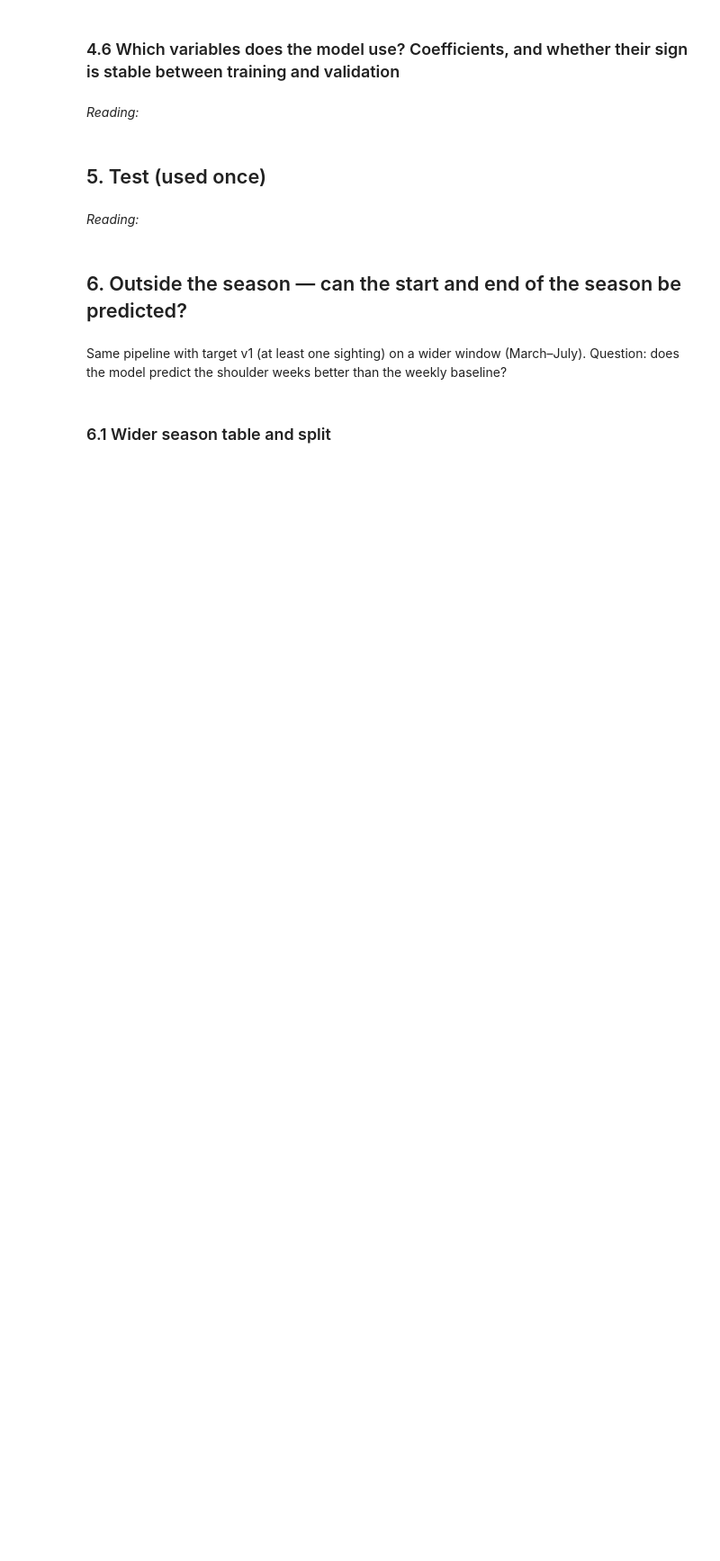
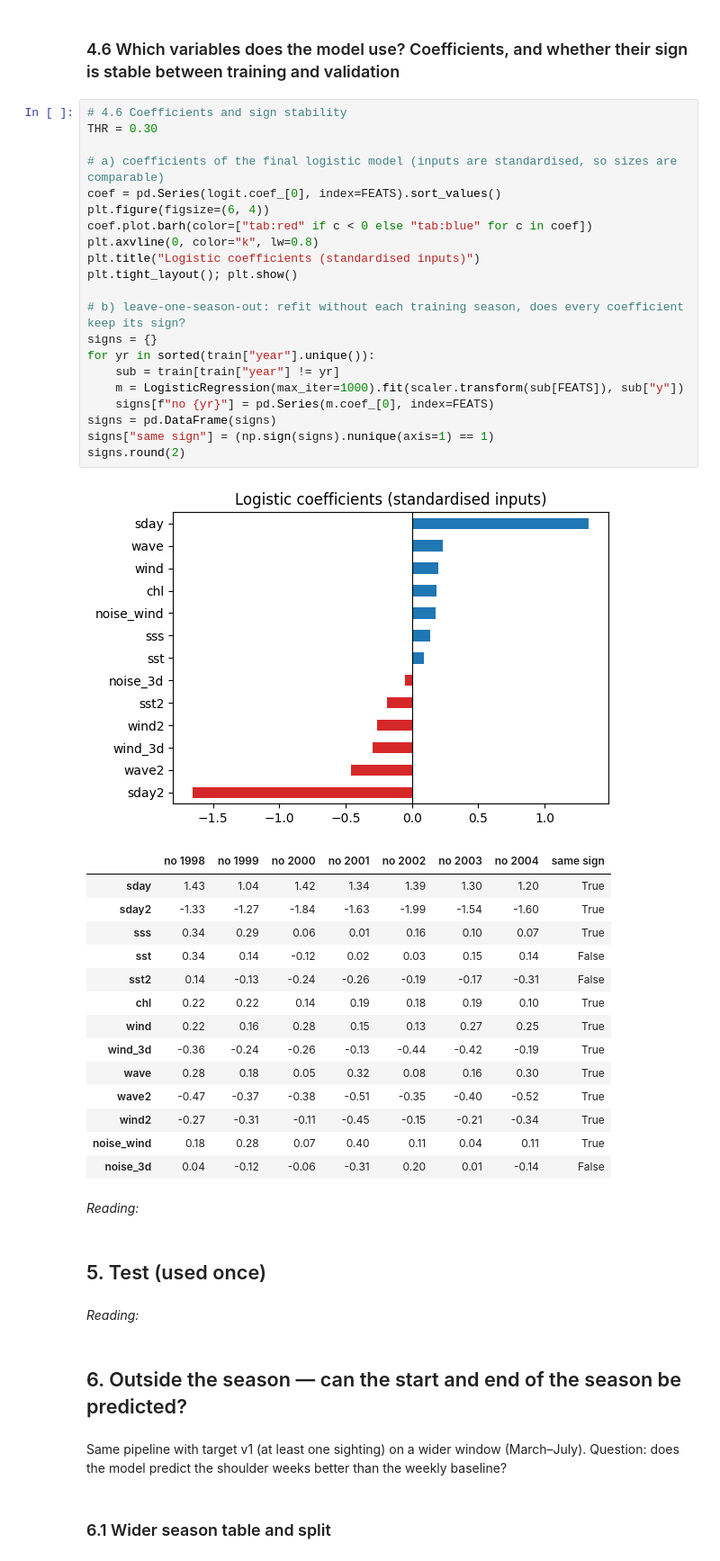
Before and after one commit to Patrick190508/whaleshark-mafia-island, a Jupyter notebook: notebooks/Model_v2_Ningaloo.ipynb, the cells around one changed output. Shown at 90% size. Saved outputs shown, nothing was run; the diff lists cells and outputs as text; blank space fills up the shorter version.

```diff
--- a/notebooks/Model_v2_Ningaloo.ipynb
+++ b/notebooks/Model_v2_Ningaloo.ipynb
@@ -372,5 +370,42 @@ reference: always 'good' -> precision 0.43 | always 'no' -> accuracy 0.57
 # %% [markdown]
 ### 4.6 Which variables does the model use? Coefficients, and whether their sign is stable between training and validation
+# %%
+# 4.6 Coefficients and sign stability
+THR = 0.30
+
+# a) coefficients of the final logistic model (inputs are standardised, so sizes are comparable)
+coef = pd.Series(logit.coef_[0], index=FEATS).sort_values()
+plt.figure(figsize=(6, 4))
+coef.plot.barh(color=["tab:red" if c < 0 else "tab:blue" for c in coef])
+plt.axvline(0, color="k", lw=0.8)
+plt.title("Logistic coefficients (standardised inputs)")
+plt.tight_layout(); plt.show()
+
+# b) leave-one-season-out: refit without each training season, does every coefficient keep its sign?
+signs = {}
+for yr in sorted(train["year"].unique()):
+    sub = train[train["year"] != yr]
+    m = LogisticRegression(max_iter=1000).fit(scaler.transform(sub[FEATS]), sub["y"])
+    signs[f"no {yr}"] = pd.Series(m.coef_[0], index=FEATS)
+signs = pd.DataFrame(signs)
+signs["same sign"] = (np.sign(signs).nunique(axis=1) == 1)
+signs.round(2)
+# %% [output]
+[figure, added]
+|  | no 1998 | no 1999 | no 2000 | no 2001 | no 2002 | no 2003 | no 2004 | same sign |
+| sday | 1.43 | 1.04 | 1.42 | 1.34 | 1.39 | 1.30 | 1.20 | True |
+| sday2 | -1.33 | -1.27 | -1.84 | -1.63 | -1.99 | -1.54 | -1.60 | True |
+| sss | 0.34 | 0.29 | 0.06 | 0.01 | 0.16 | 0.10 | 0.07 | True |
+| sst | 0.34 | 0.14 | -0.12 | 0.02 | 0.03 | 0.15 | 0.14 | False |
+| sst2 | 0.14 | -0.13 | -0.24 | -0.26 | -0.19 | -0.17 | -0.31 | False |
+| chl | 0.22 | 0.22 | 0.14 | 0.19 | 0.18 | 0.19 | 0.10 | True |
+| wind | 0.22 | 0.16 | 0.28 | 0.15 | 0.13 | 0.27 | 0.25 | True |
+| wind_3d | -0.36 | -0.24 | -0.26 | -0.13 | -0.44 | -0.42 | -0.19 | True |
+| wave | 0.28 | 0.18 | 0.05 | 0.32 | 0.08 | 0.16 | 0.30 | True |
+| wave2 | -0.47 | -0.37 | -0.38 | -0.51 | -0.35 | -0.40 | -0.52 | True |
+| wind2 | -0.27 | -0.31 | -0.11 | -0.45 | -0.15 | -0.21 | -0.34 | True |
+| noise_wind | 0.18 | 0.28 | 0.07 | 0.40 | 0.11 | 0.04 | 0.11 | True |
+| noise_3d | 0.04 | -0.12 | -0.06 | -0.31 | 0.20 | 0.01 | -0.14 | False |
 # %% [markdown]
 *Reading:*
 # %% [markdown]
```
Also changed, not shown: parts of 7 cells of this notebook.
